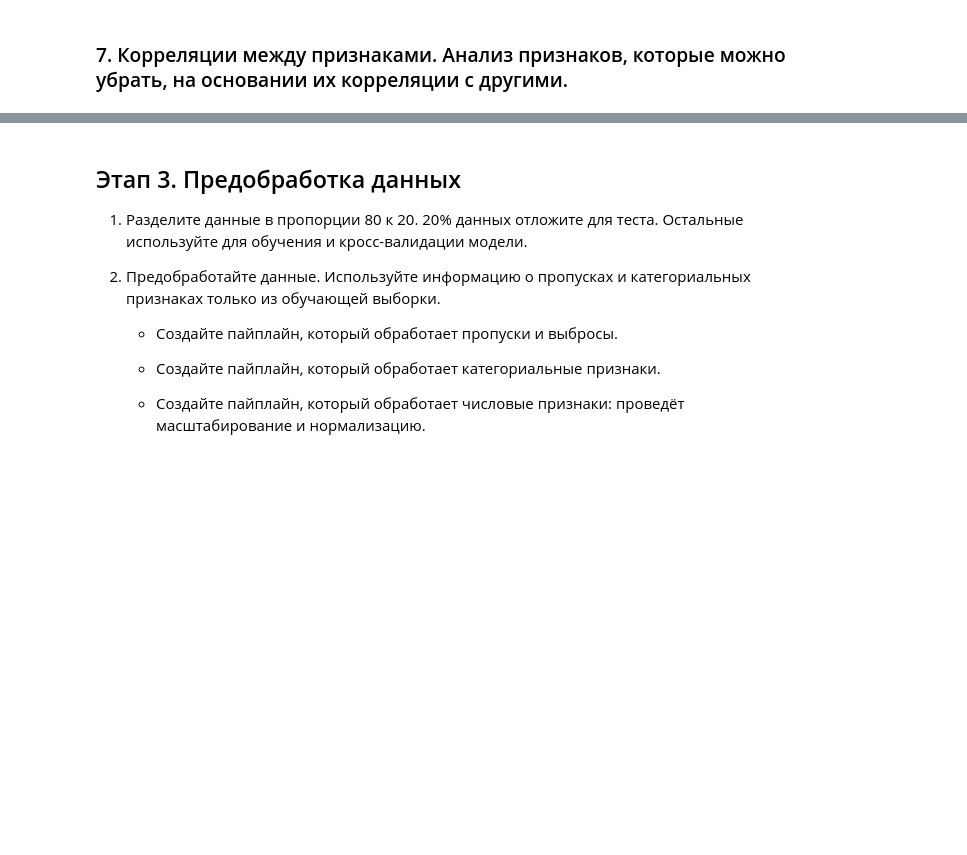
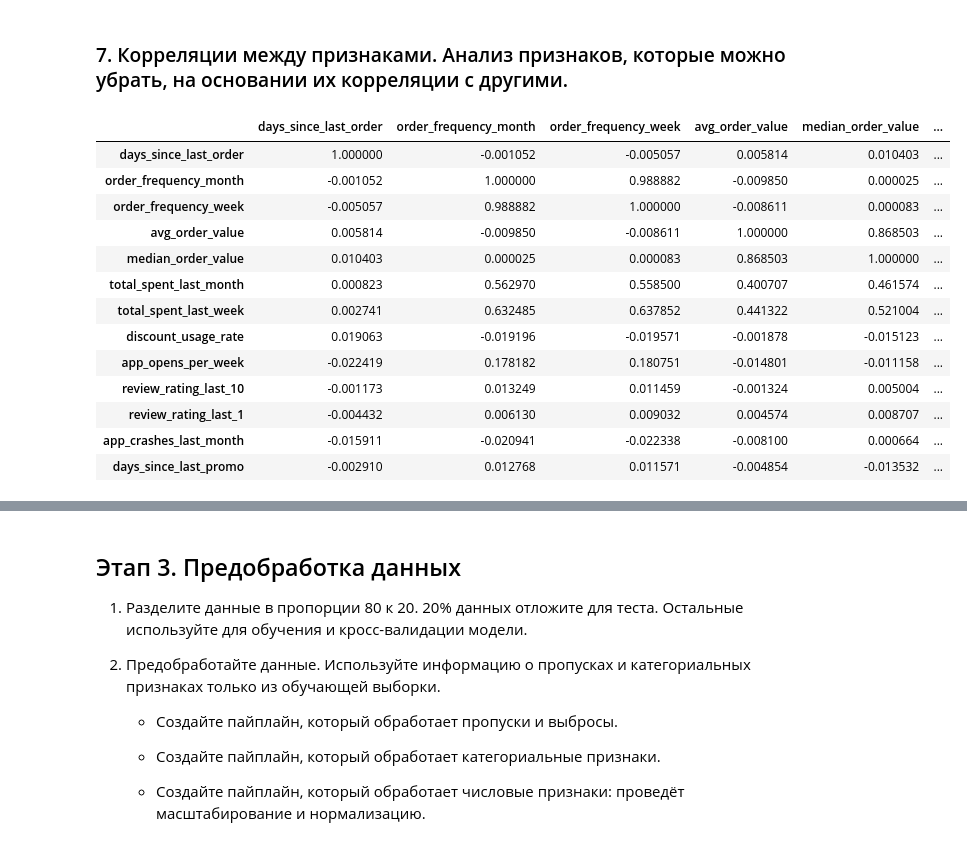
Before and after one commit to TemaQDX/project_happy_coffe_beans, a Jupyter notebook: happy_coffee_beans_project_sprint_11_Artem_Burov.ipynb, the cells around one changed output, grey strips where cells are left out. Saved outputs shown, nothing was run; the diff lists cells and outputs as text; code cells hidden in the pictures; blank space fills up the shorter version.

```diff
--- a/happy_coffee_beans_project_sprint_11_Artem_Burov.ipynb
+++ b/happy_coffee_beans_project_sprint_11_Artem_Burov.ipynb
@@ -915,2 +979,19 @@ plt.show()
 # %% [markdown]
 ### 7. Корреляции между признаками. Анализ признаков, которые можно убрать, на основании их корреляции с другими.
+# %%
+df_processed[num_features].corr(method='pearson').style.background_gradient(cmap='coolwarm')
+# %% [output]
+|  | days_since_last_order | order_frequency_month | order_frequency_week | avg_order_value | median_order_value | ... |
+| days_since_last_order | 1.000000 | -0.001052 | -0.005057 | 0.005814 | 0.010403 | ... |
+| order_frequency_month | -0.001052 | 1.000000 | 0.988882 | -0.009850 | 0.000025 | ... |
+| order_frequency_week | -0.005057 | 0.988882 | 1.000000 | -0.008611 | 0.000083 | ... |
+| avg_order_value | 0.005814 | -0.009850 | -0.008611 | 1.000000 | 0.868503 | ... |
+| median_order_value | 0.010403 | 0.000025 | 0.000083 | 0.868503 | 1.000000 | ... |
+| total_spent_last_month | 0.000823 | 0.562970 | 0.558500 | 0.400707 | 0.461574 | ... |
+| total_spent_last_week | 0.002741 | 0.632485 | 0.637852 | 0.441322 | 0.521004 | ... |
+| discount_usage_rate | 0.019063 | -0.019196 | -0.019571 | -0.001878 | -0.015123 | ... |
+| app_opens_per_week | -0.022419 | 0.178182 | 0.180751 | -0.014801 | -0.011158 | ... |
+| review_rating_last_10 | -0.001173 | 0.013249 | 0.011459 | -0.001324 | 0.005004 | ... |
+| review_rating_last_1 | -0.004432 | 0.006130 | 0.009032 | 0.004574 | 0.008707 | ... |
+| app_crashes_last_month | -0.015911 | -0.020941 | -0.022338 | -0.008100 | 0.000664 | ... |
+| days_since_last_promo | -0.002910 | 0.012768 | 0.011571 | -0.004854 | -0.013532 | ... |
```
Also changed, not shown: parts of 26 cells of this notebook.
